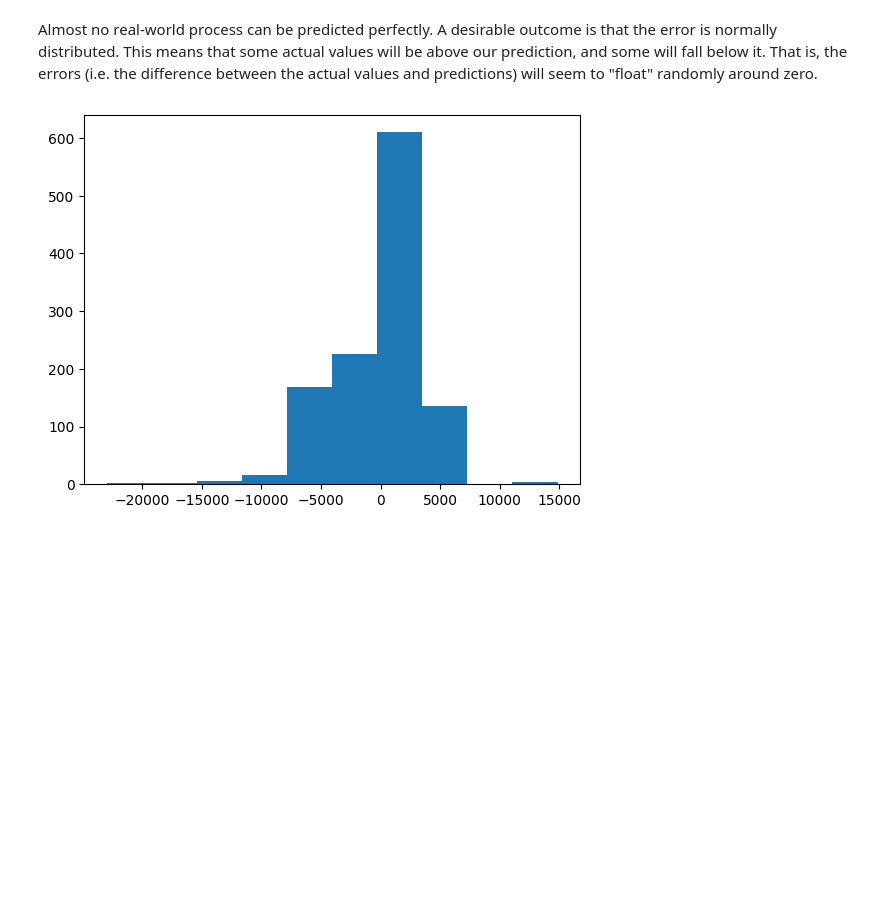
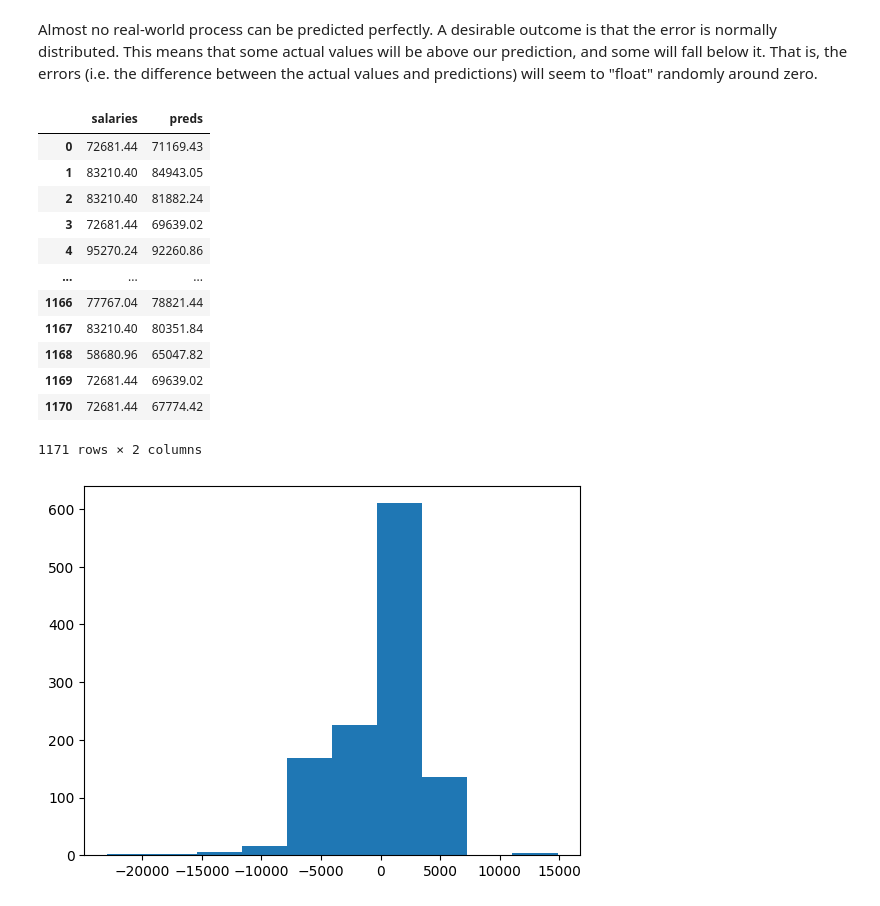
Before and after one commit to Stephen137/statistical_inference, a Jupyter notebook: Statistical_Inference.ipynb, the cells around one changed output. Saved outputs shown, nothing was run; the diff lists cells and outputs as text; code cells hidden in the pictures; blank space fills up the shorter version.

```diff
--- a/Statistical_Inference.ipynb
+++ b/Statistical_Inference.ipynb
@@ -788,2 +297,19 @@ salaries = np.array([72681.44, 83210.4 , 83210.4 , 72681.44, 95270.24, 72681.44,
+# %%
+pred_salaries = pd.DataFrame({'salaries': salaries, 'preds': preds})
+pred_salaries
+# %% [output]
+|  | salaries | preds |
+| 0 | 72681.44 | 71169.43 |
+| 1 | 83210.40 | 84943.05 |
+| 2 | 83210.40 | 81882.24 |
+| 3 | 72681.44 | 69639.02 |
+| 4 | 95270.24 | 92260.86 |
+| ... | ... | ... |
+| 1166 | 77767.04 | 78821.44 |
+| 1167 | 83210.40 | 80351.84 |
+| 1168 | 58680.96 | 65047.82 |
+| 1169 | 72681.44 | 69639.02 |
+| 1170 | 72681.44 | 67774.42 |
+1171 rows × 2 columns
 # %%
 # Compute the error as actual minus predicted salary
```
Also changed, not shown: parts of 3 cells of this notebook.
